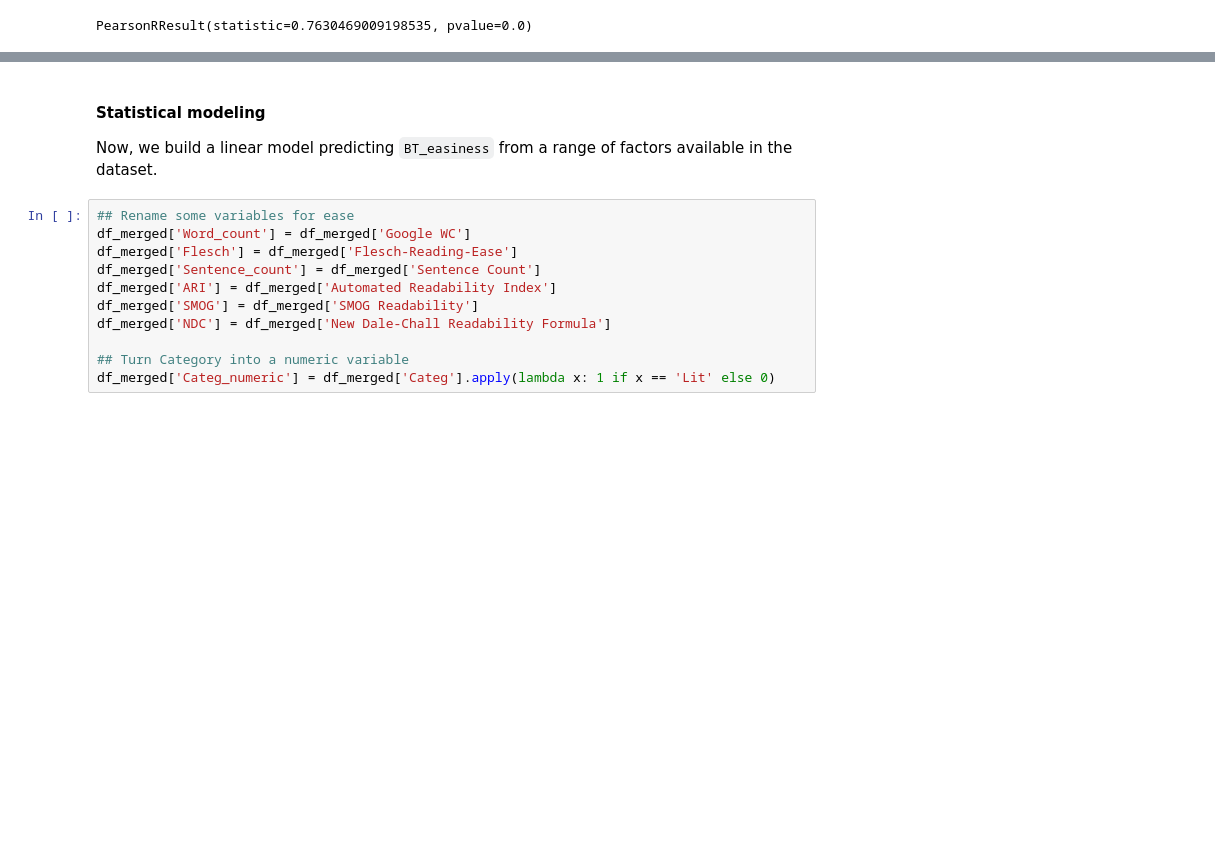
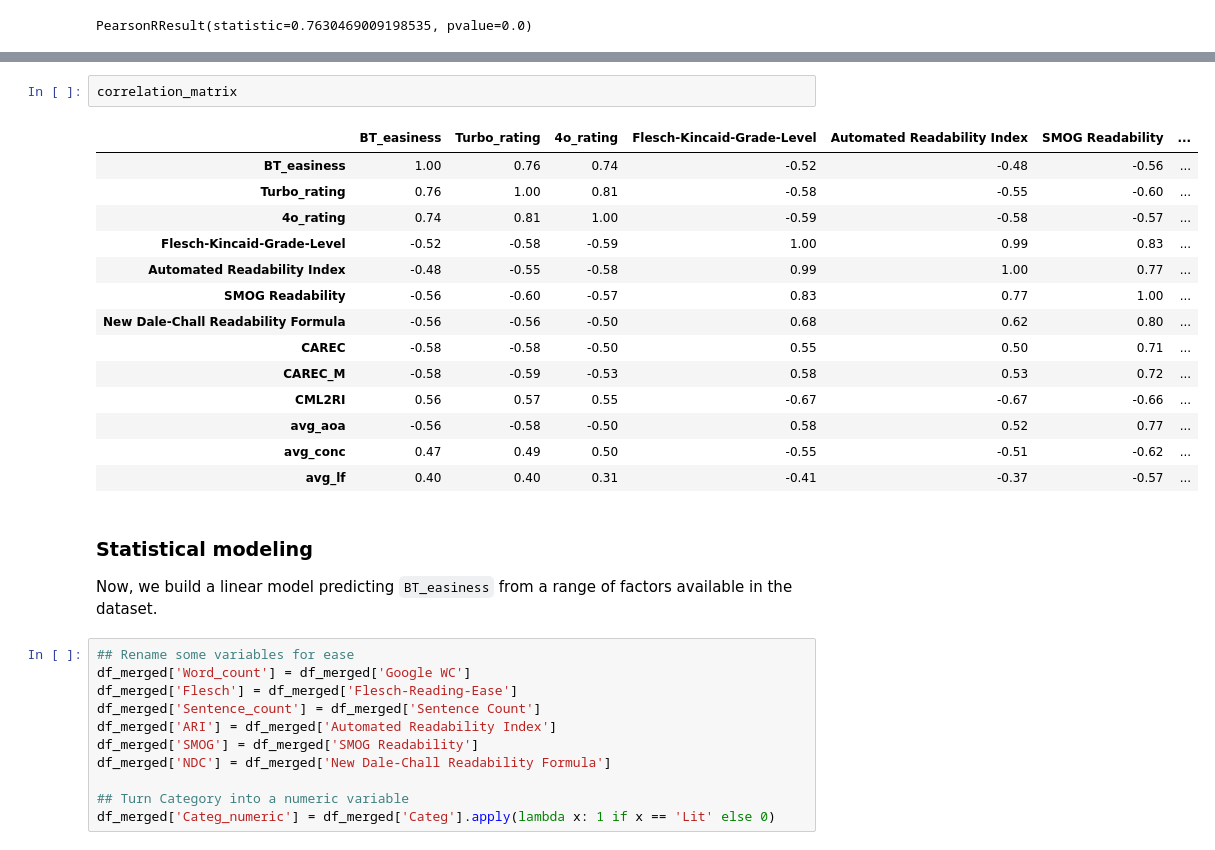
Before and after one commit to seantrott/llm_readability, a Jupyter notebook: notebooks/GPT and Readability.ipynb, the cells around one changed output, grey strips where cells are left out. Cells and saved outputs as stored; diff of their text form; blank space fills up the shorter version.

```diff
--- a/notebooks/GPT and Readability.ipynb
+++ b/notebooks/GPT and Readability.ipynb
@@ -249,5 +505,22 @@ plt.show()
+# %%
+correlation_matrix
+# %% [output]
+|  | BT_easiness | Turbo_rating | 4o_rating | Flesch-Kincaid-Grade-Level | Automated Readability Index | SMOG Readability | ... |
+| BT_easiness | 1.00 | 0.76 | 0.74 | -0.52 | -0.48 | -0.56 | ... |
+| Turbo_rating | 0.76 | 1.00 | 0.81 | -0.58 | -0.55 | -0.60 | ... |
+| 4o_rating | 0.74 | 0.81 | 1.00 | -0.59 | -0.58 | -0.57 | ... |
+| Flesch-Kincaid-Grade-Level | -0.52 | -0.58 | -0.59 | 1.00 | 0.99 | 0.83 | ... |
+| Automated Readability Index | -0.48 | -0.55 | -0.58 | 0.99 | 1.00 | 0.77 | ... |
+| SMOG Readability | -0.56 | -0.60 | -0.57 | 0.83 | 0.77 | 1.00 | ... |
+| New Dale-Chall Readability Formula | -0.56 | -0.56 | -0.50 | 0.68 | 0.62 | 0.80 | ... |
+| CAREC | -0.58 | -0.58 | -0.50 | 0.55 | 0.50 | 0.71 | ... |
+| CAREC_M | -0.58 | -0.59 | -0.53 | 0.58 | 0.53 | 0.72 | ... |
+| CML2RI | 0.56 | 0.57 | 0.55 | -0.67 | -0.67 | -0.66 | ... |
+| avg_aoa | -0.56 | -0.58 | -0.50 | 0.58 | 0.52 | 0.77 | ... |
+| avg_conc | 0.47 | 0.49 | 0.50 | -0.55 | -0.51 | -0.62 | ... |
+| avg_lf | 0.40 | 0.40 | 0.31 | -0.41 | -0.37 | -0.57 | ... |
 # %% [markdown]
-#### Statistical modeling
+### Statistical modeling
 
 Now, we build a linear model predicting `BT_easiness` from a range of factors available in the dataset.
 # %%
```
Also changed, not shown: parts of 45 cells of this notebook, 1 other file.
